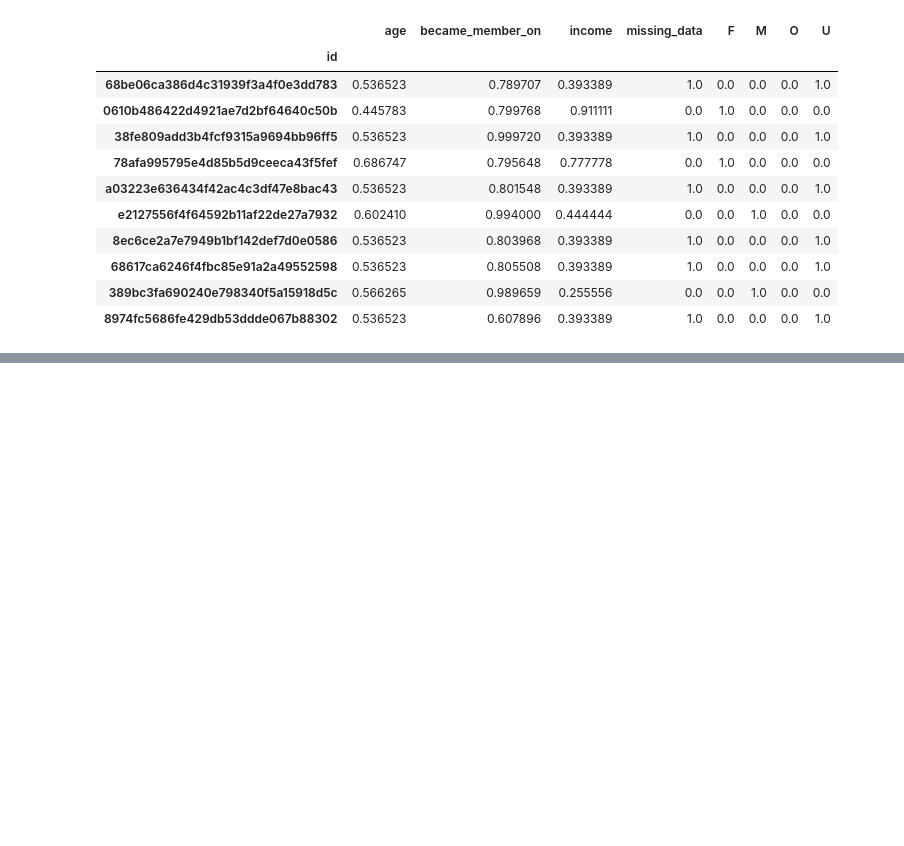
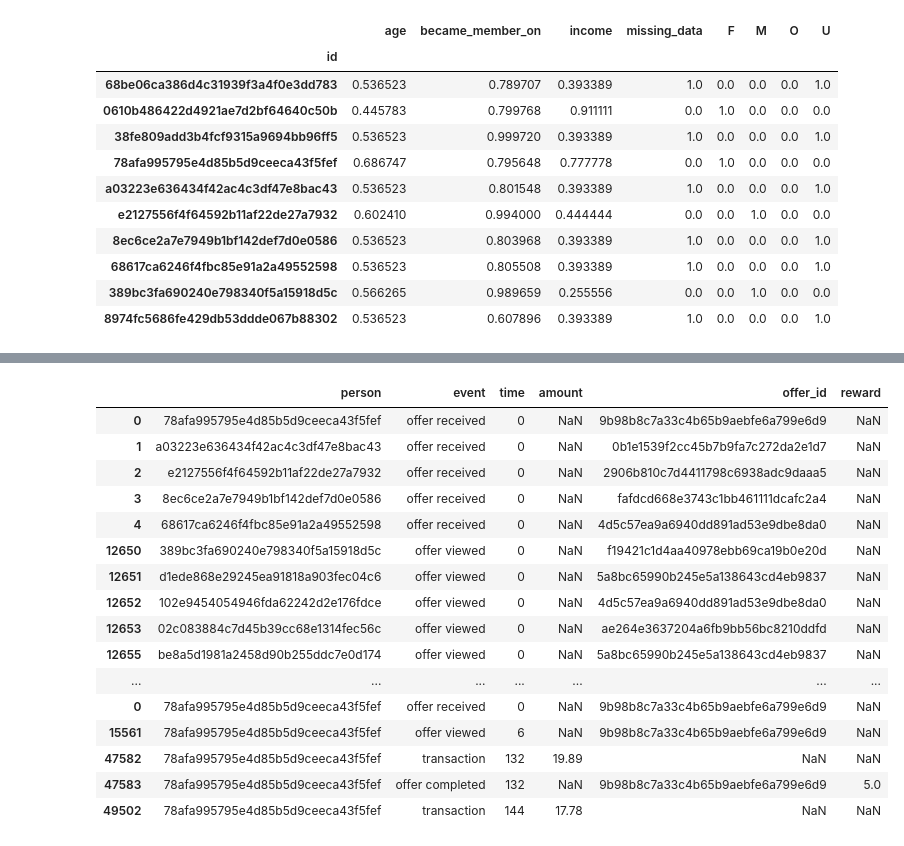
Before and after one commit to silviomori/udacity-machine-learning-capstone-starbucks, a Jupyter notebook: FeatureEngineering.ipynb, the cells around one changed output, grey strips where cells are left out. Drawn from its saved outputs; the diff is of its cells as text; code cells hidden in the pictures; blank space fills up the shorter version.

Commit message:
feat: Load Transcript; make initial transformation

```diff
--- a/FeatureEngineering.ipynb
+++ b/FeatureEngineering.ipynb
@@ -523,0 +529,7 @@ display(profile_df.head(10))
+# %%
+transcript_df = load_dataframe(transcript_data_path)
+display(transcript_df.head())
+display(pd.DataFrame(transcript_df.event.value_counts()).T \
+        .assign(missing=transcript_df.event.isna().sum()) \
+        .assign(total=transcript_df.count()) \
+        .style.set_caption('Count events'))
@@ -523,0 +552,29 @@ display(profile_df.head(10))
+# %%
+transcript_df = transcript_df.join(
+    pd.DataFrame.from_records(transcript_df.pop('value')))
+transcript_df.offer_id.update(transcript_df.pop('offer id'))
+
+display(pd.DataFrame().append([
+    transcript_df.query('event=="offer received"').head(),
+    transcript_df.query('event=="offer viewed"').head(),
+    transcript_df.query('event=="transaction"').head(),
+    transcript_df.query('event=="offer completed"').head(),
+    transcript_df.query('person=="78afa995795e4d85b5d9ceeca43f5fef"').head()]))
+# %% [output]
+|  | person | event | time | amount | offer_id | reward |
+| 0 | 78afa995795e4d85b5d9ceeca43f5fef | offer received | 0 | NaN | 9b98b8c7a33c4b65b9aebfe6a799e6d9 | NaN |
+| 1 | a03223e636434f42ac4c3df47e8bac43 | offer received | 0 | NaN | 0b1e1539f2cc45b7b9fa7c272da2e1d7 | NaN |
+| 2 | e2127556f4f64592b11af22de27a7932 | offer received | 0 | NaN | 2906b810c7d4411798c6938adc9daaa5 | NaN |
+| 3 | 8ec6ce2a7e7949b1bf142def7d0e0586 | offer received | 0 | NaN | fafdcd668e3743c1bb461111dcafc2a4 | NaN |
+| 4 | 68617ca6246f4fbc85e91a2a49552598 | offer received | 0 | NaN | 4d5c57ea9a6940dd891ad53e9dbe8da0 | NaN |
+| 12650 | 389bc3fa690240e798340f5a15918d5c | offer viewed | 0 | NaN | f19421c1d4aa40978ebb69ca19b0e20d | NaN |
+| 12651 | d1ede868e29245ea91818a903fec04c6 | offer viewed | 0 | NaN | 5a8bc65990b245e5a138643cd4eb9837 | NaN |
+| 12652 | 102e9454054946fda62242d2e176fdce | offer viewed | 0 | NaN | 4d5c57ea9a6940dd891ad53e9dbe8da0 | NaN |
+| 12653 | 02c083884c7d45b39cc68e1314fec56c | offer viewed | 0 | NaN | ae264e3637204a6fb9bb56bc8210ddfd | NaN |
+| 12655 | be8a5d1981a2458d90b255ddc7e0d174 | offer viewed | 0 | NaN | 5a8bc65990b245e5a138643cd4eb9837 | NaN |
+| ... | ... | ... | ... | ... | ... | ... |
+| 0 | 78afa995795e4d85b5d9ceeca43f5fef | offer received | 0 | NaN | 9b98b8c7a33c4b65b9aebfe6a799e6d9 | NaN |
+| 15561 | 78afa995795e4d85b5d9ceeca43f5fef | offer viewed | 6 | NaN | 9b98b8c7a33c4b65b9aebfe6a799e6d9 | NaN |
+| 47582 | 78afa995795e4d85b5d9ceeca43f5fef | transaction | 132 | 19.89 | NaN | NaN |
+| 47583 | 78afa995795e4d85b5d9ceeca43f5fef | offer completed | 132 | NaN | 9b98b8c7a33c4b65b9aebfe6a799e6d9 | 5.0 |
+| 49502 | 78afa995795e4d85b5d9ceeca43f5fef | transaction | 144 | 17.78 | NaN | NaN |
```
Also changed, not shown: parts of 4 cells of this notebook.
